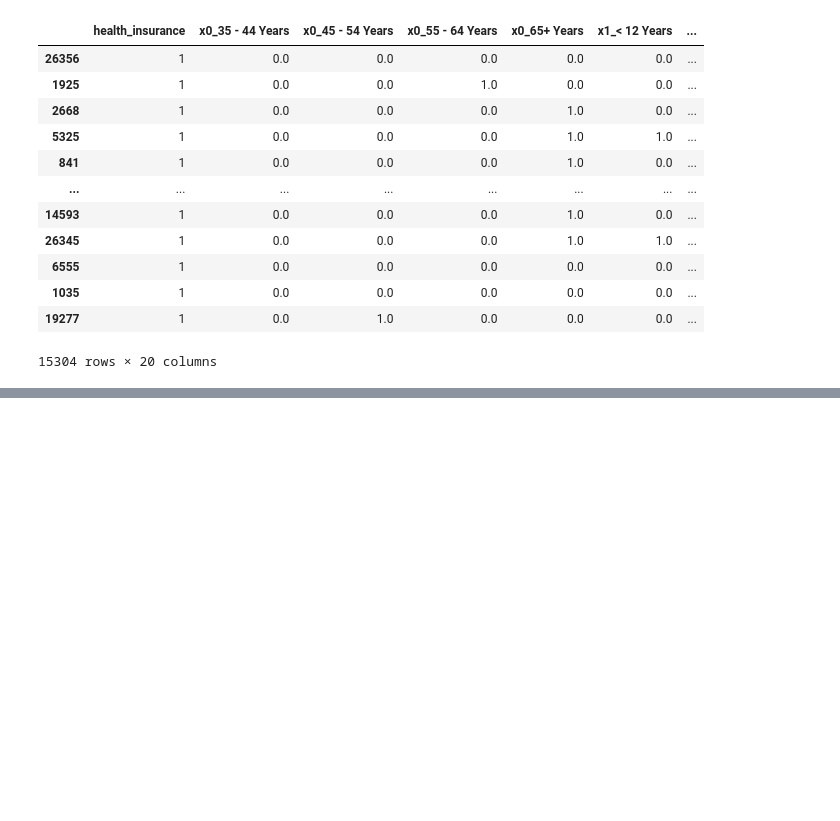
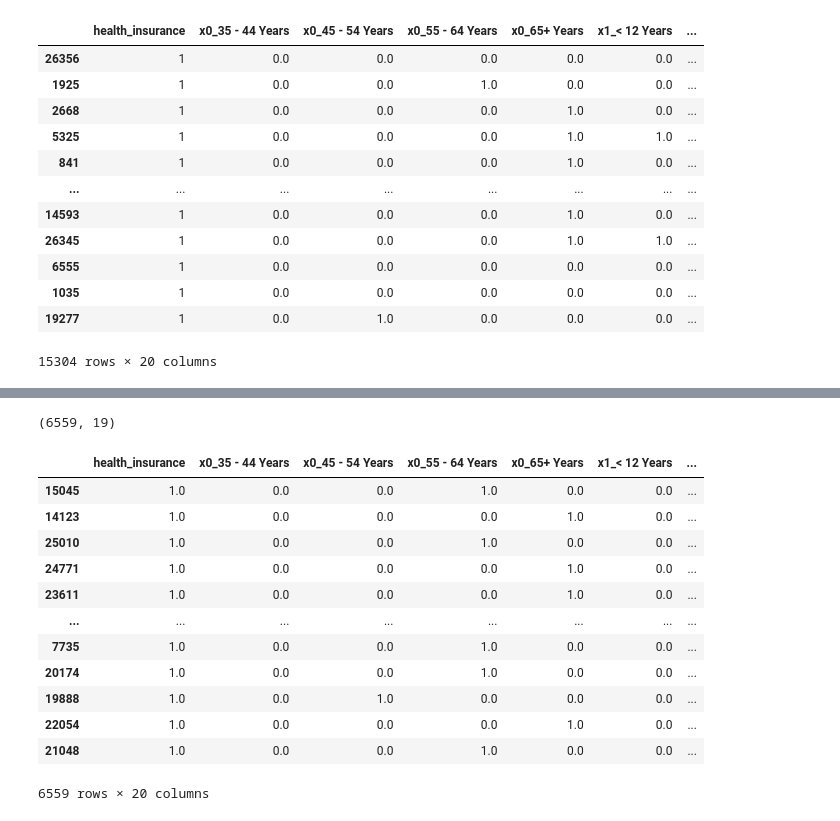
Before and after one commit to AMcqueen1980/H1N1Project, a Jupyter notebook: Emiko/emiko_imputation.ipynb, the cells around one changed output, grey strips where cells are left out. Saved outputs shown, nothing was run; the diff lists cells and outputs as text; code cells hidden in the pictures; blank space fills up the shorter version.

Commit message:
revised imputation note

```diff
--- a/Emiko/emiko_imputation.ipynb
+++ b/Emiko/emiko_imputation.ipynb
@@ -348,3 +328,46 @@ import os
 cwd = os.getcwd()
 path = cwd + "/X_train_imputed.csv"
 X_train_imputed.to_csv(path, index=False)
+# %%
+# do the same imputation for X_test
+
+# create dummies for objects
+X_test_obj = X_test.select_dtypes(include='object')
+
+# one hot encoding
+dums_t = ohe.transform(X_test_obj)
+
+dums_t_df = pd.DataFrame(dums_t,
+                       columns=ohe.get_feature_names(),
+                       index=X_test_obj.index)
+
+dums_t_df
+dums_t_df.shape #6559 rows
+# %% [output]
+(6559, 19)
+# %%
+# KNNImputation using other socio-econmic features
+
+# concat health insurance column
+dums_t_df_insurance = pd.concat([X_test.health_insurance, dums_t_df], axis=1)
+
+knnimpute = KNNImputer()
+dums_t_df_insurance_imputed = pd.DataFrame(knnimpute.fit_transform(dums_t_df_insurance),
+                                         columns = dums_t_df_insurance.columns,
+                                        index=dums_t_df_insurance.index)
+
+dums_t_df_insurance_imputed #6559 rows
+# %% [output]
+|  | health_insurance | x0_35 - 44 Years | x0_45 - 54 Years | x0_55 - 64 Years | x0_65+ Years | x1_< 12 Years | ... |
+| 15045 | 1.0 | 0.0 | 0.0 | 1.0 | 0.0 | 0.0 | ... |
+| 14123 | 1.0 | 0.0 | 0.0 | 0.0 | 1.0 | 0.0 | ... |
+| 25010 | 1.0 | 0.0 | 0.0 | 1.0 | 0.0 | 0.0 | ... |
+| 24771 | 1.0 | 0.0 | 0.0 | 0.0 | 1.0 | 0.0 | ... |
+| 23611 | 1.0 | 0.0 | 0.0 | 0.0 | 1.0 | 0.0 | ... |
+| ... | ... | ... | ... | ... | ... | ... | ... |
+| 7735 | 1.0 | 0.0 | 0.0 | 1.0 | 0.0 | 0.0 | ... |
+| 20174 | 1.0 | 0.0 | 0.0 | 1.0 | 0.0 | 0.0 | ... |
+| 19888 | 1.0 | 0.0 | 1.0 | 0.0 | 0.0 | 0.0 | ... |
+| 22054 | 1.0 | 0.0 | 0.0 | 0.0 | 1.0 | 0.0 | ... |
+| 21048 | 1.0 | 0.0 | 0.0 | 1.0 | 0.0 | 0.0 | ... |
+6559 rows × 20 columns
```
Also changed, not shown: parts of 14 cells of this notebook, 4 other files.
